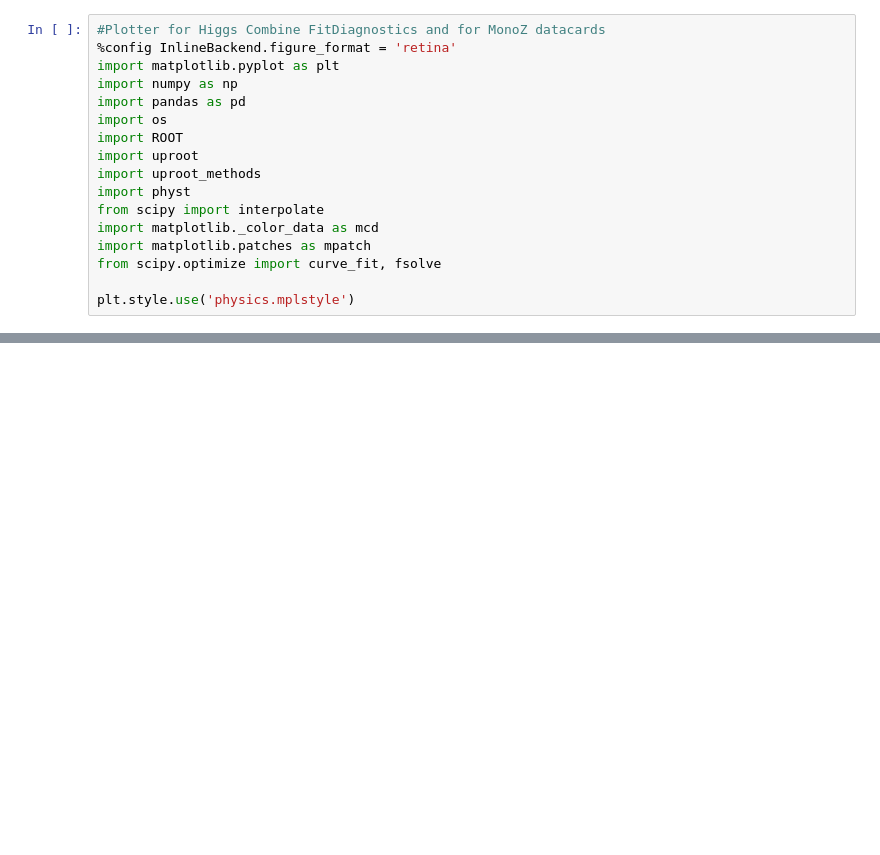
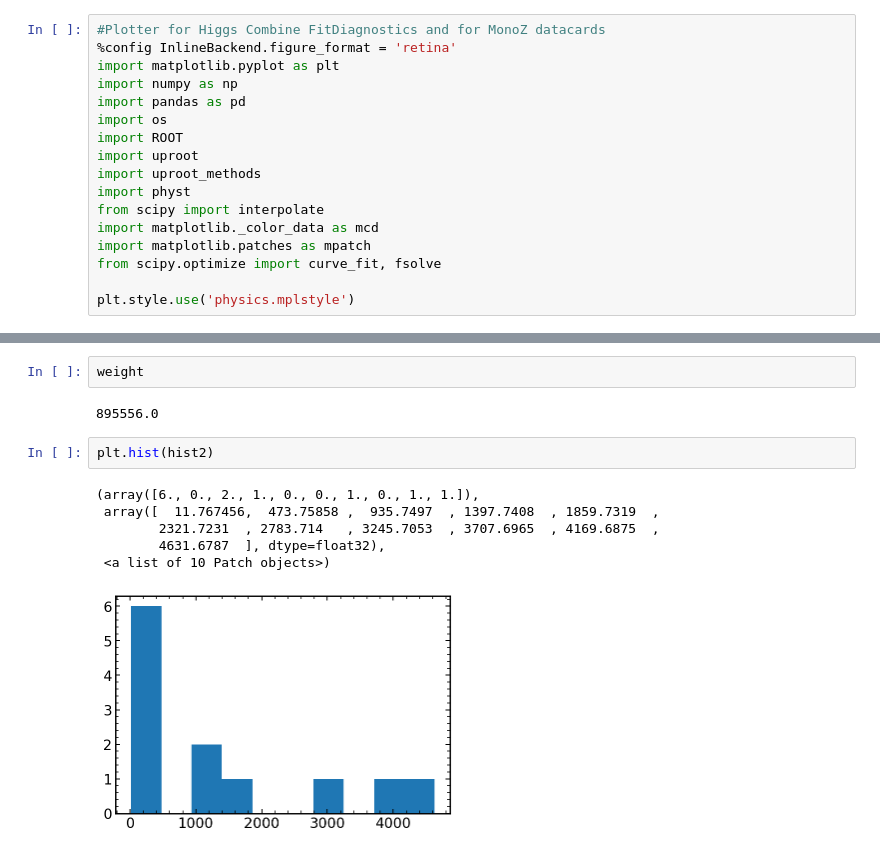
Before and after one commit to yhaddad/MonoZFinalFit, a Jupyter notebook: Guillelmo_Ratio.ipynb, the cells around one changed output, grey strips where cells are left out. Saved outputs shown, nothing was run; the diff lists cells and outputs as text; blank space fills up the shorter version.

```diff
--- a/Guillelmo_Ratio.ipynb
+++ b/Guillelmo_Ratio.ipynb
@@ -106,3 +99,16 @@ histo_bg2 = ZZ_freq2 + WZ_freq2 + EM_freq2 + DY_freq2 + VVV_freq2
+# %%
+weight
+# %% [output]
+895556.0
+# %%
+plt.hist(hist2)
+# %% [output]
+(array([6., 0., 2., 1., 0., 0., 1., 0., 1., 1.]),
+ array([  11.767456,  473.75858 ,  935.7497  , 1397.7408  , 1859.7319  ,
+        2321.7231  , 2783.714   , 3245.7053  , 3707.6965  , 4169.6875  ,
+        4631.6787  ], dtype=float32),
+ <a list of 10 Patch objects>)
+[figure, added]
 # %%
 bins = np.array([  80.,  100.,  125.,  150.,  175.,  200.,  250.,  300.,
         350.,  400.,  500.,  600., 1000.])
```
Also changed, not shown: parts of 20 cells of this notebook, 56 other files.
